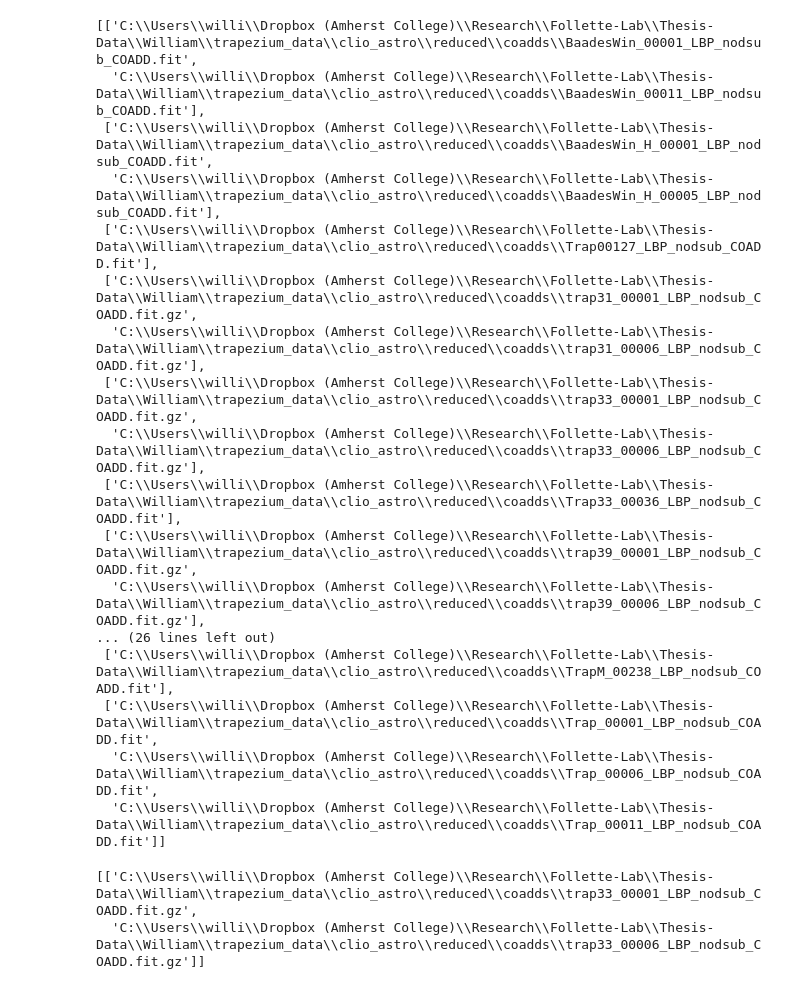
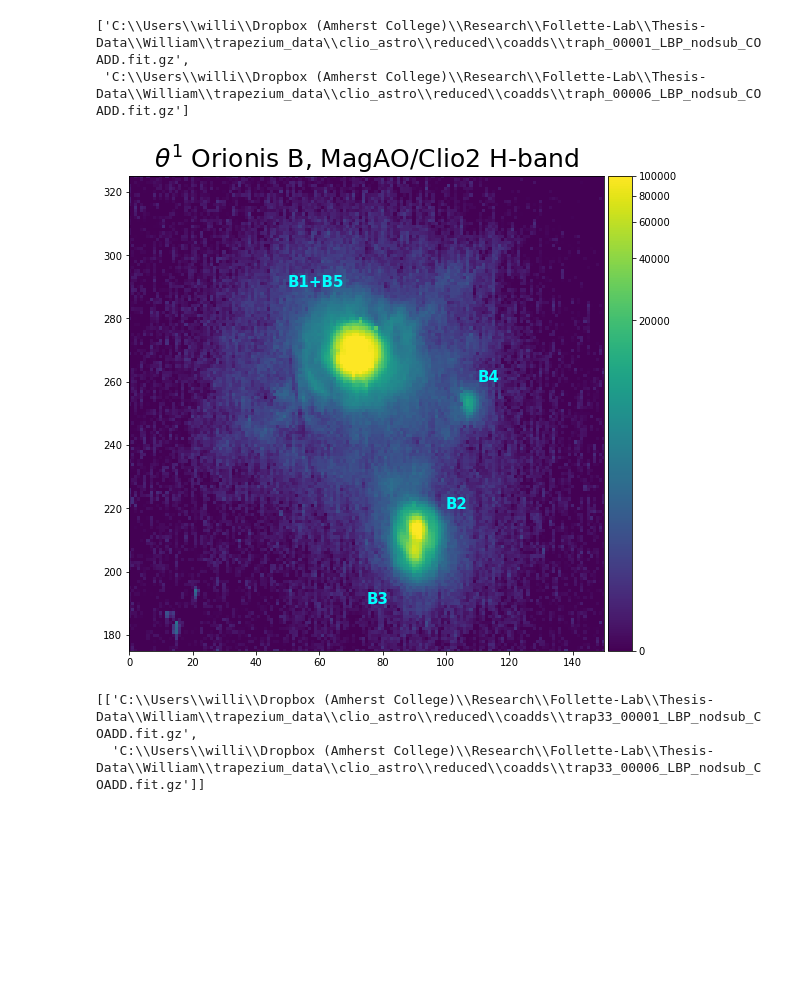
Before and after one commit to wbalmer/diskShapers, a Jupyter notebook: astroCalib/Clio_Trapezium.ipynb, the cells around one changed output. Saved outputs shown, nothing was run; the diff lists cells and outputs as text; code cells hidden in the pictures; blank space fills up the shorter version.

```diff
--- a/astroCalib/Clio_Trapezium.ipynb
+++ b/astroCalib/Clio_Trapezium.ipynb
@@ -18,25 +18,32 @@ from calibFuncs import * #sortData, starLocate, nircEPSF, calcBinDist
 datadir = 'C:\\Users\\willi\\Dropbox (Amherst College)\\Research\\Follette-Lab\\Thesis-Data\William\\trapezium_data\\clio_astro\\reduced'
 Clio_datasets = sortData(datadir)
 # %%
-Clio_datasets[0]
+Clio_datasets[0][12]
 # %% [output]
-[['C:\\Users\\willi\\Dropbox (Amherst College)\\Research\\Follette-Lab\\Thesis-Data\\William\\trapezium_data\\clio_astro\\reduced\\coadds\\BaadesWin_00001_LBP_nodsub_COADD.fit',
-  'C:\\Users\\willi\\Dropbox (Amherst College)\\Research\\Follette-Lab\\Thesis-Data\\William\\trapezium_data\\clio_astro\\reduced\\coadds\\BaadesWin_00011_LBP_nodsub_COADD.fit'],
- ['C:\\Users\\willi\\Dropbox (Amherst College)\\Research\\Follette-Lab\\Thesis-Data\\William\\trapezium_data\\clio_astro\\reduced\\coadds\\BaadesWin_H_00001_LBP_nodsub_COADD.fit',
-  'C:\\Users\\willi\\Dropbox (Amherst College)\\Research\\Follette-Lab\\Thesis-Data\\William\\trapezium_data\\clio_astro\\reduced\\coadds\\BaadesWin_H_00005_LBP_nodsub_COADD.fit'],
- ['C:\\Users\\willi\\Dropbox (Amherst College)\\Research\\Follette-Lab\\Thesis-Data\\William\\trapezium_data\\clio_astro\\reduced\\coadds\\Trap00127_LBP_nodsub_COADD.fit'],
- ['C:\\Users\\willi\\Dropbox (Amherst College)\\Research\\Follette-Lab\\Thesis-Data\\William\\trapezium_data\\clio_astro\\reduced\\coadds\\trap31_00001_LBP_nodsub_COADD.fit.gz',
-  'C:\\Users\\willi\\Dropbox (Amherst College)\\Research\\Follette-Lab\\Thesis-Data\\William\\trapezium_data\\clio_astro\\reduced\\coadds\\trap31_00006_LBP_nodsub_COADD.fit.gz'],
- ['C:\\Users\\willi\\Dropbox (Amherst College)\\Research\\Follette-Lab\\Thesis-Data\\William\\trapezium_data\\clio_astro\\reduced\\coadds\\trap33_00001_LBP_nodsub_COADD.fit.gz',
-  'C:\\Users\\willi\\Dropbox (Amherst College)\\Research\\Follette-Lab\\Thesis-Data\\William\\trapezium_data\\clio_astro\\reduced\\coadds\\trap33_00006_LBP_nodsub_COADD.fit.gz'],
- ['C:\\Users\\willi\\Dropbox (Amherst College)\\Research\\Follette-Lab\\Thesis-Data\\William\\trapezium_data\\clio_astro\\reduced\\coadds\\Trap33_00036_LBP_nodsub_COADD.fit'],
- ['C:\\Users\\willi\\Dropbox (Amherst College)\\Research\\Follette-Lab\\Thesis-Data\\William\\trapezium_data\\clio_astro\\reduced\\coadds\\trap39_00001_LBP_nodsub_COADD.fit.gz',
-  'C:\\Users\\willi\\Dropbox (Amherst College)\\Research\\Follette-Lab\\Thesis-Data\\William\\trapezium_data\\clio_astro\\reduced\\coadds\\trap39_00006_LBP_nodsub_COADD.fit.gz'],
-... (26 lines left out)
- ['C:\\Users\\willi\\Dropbox (Amherst College)\\Research\\Follette-Lab\\Thesis-Data\\William\\trapezium_data\\clio_astro\\reduced\\coadds\\TrapM_00238_LBP_nodsub_COADD.fit'],
- ['C:\\Users\\willi\\Dropbox (Amherst College)\\Research\\Follette-Lab\\Thesis-Data\\William\\trapezium_data\\clio_astro\\reduced\\coadds\\Trap_00001_LBP_nodsub_COADD.fit',
-  'C:\\Users\\willi\\Dropbox (Amherst College)\\Research\\Follette-Lab\\Thesis-Data\\William\\trapezium_data\\clio_astro\\reduced\\coadds\\Trap_00006_LBP_nodsub_COADD.fit',
-  'C:\\Users\\willi\\Dropbox (Amherst College)\\Research\\Follette-Lab\\Thesis-Data\\William\\trapezium_data\\clio_astro\\reduced\\coadds\\Trap_00011_LBP_nodsub_COADD.fit']]
+['C:\\Users\\willi\\Dropbox (Amherst College)\\Research\\Follette-Lab\\Thesis-Data\\William\\trapezium_data\\clio_astro\\reduced\\coadds\\traph_00001_LBP_nodsub_COADD.fit.gz',
+ 'C:\\Users\\willi\\Dropbox (Amherst College)\\Research\\Follette-Lab\\Thesis-Data\\William\\trapezium_data\\clio_astro\\reduced\\coadds\\traph_00006_LBP_nodsub_COADD.fit.gz']
+# %%
+from mpl_toolkits.axes_grid1 import make_axes_locatable
+plt.figure(figsize=(9,9))
+ax = plt.gca()
+im = ax.imshow(fits.getdata(Clio_datasets[0][12][0]), norm=ImageNormalize(stretch=AsinhStretch(a=0.01), vmin=0, vmax=100000), origin='lower')
+ax.set_xlim(0,150)
+ax.set_ylim(175,325)
+plt.annotate(xy=[50,290], s='B1+B5', c='cyan', size=15, weight='bold')
+plt.annotate(xy=[110,260], s='B4', c='cyan', size=15, weight='bold')
+plt.annotate(xy=[100,220], s='B2', c='cyan', size=15, weight='bold')
+plt.annotate(xy=[75,190], s='B3', c='cyan', size=15, weight='bold')
+plt.title(r'$\theta^1$ Orionis B, MagAO/Clio2 H-band', size=25)
+# create an axes on the right side of ax. The width of cax will be 5%
+# of ax and the padding between cax and ax will be fixed at 0.05 inch.
+divider = make_axes_locatable(ax)
+cax = divider.append_axes("right", size="5%", pad=0.05)
+
+plt.colorbar(im, cax=cax)
+
+plt.savefig('tet1oriB_Clio.png', dpi=150, transparent=True)
+# %% [output]
+[figure, added]
 # %%
 Clio_datasets[0][4:5]
 # %% [output]
```
Also changed, not shown: parts of 1 cell of this notebook, 8 other files.
